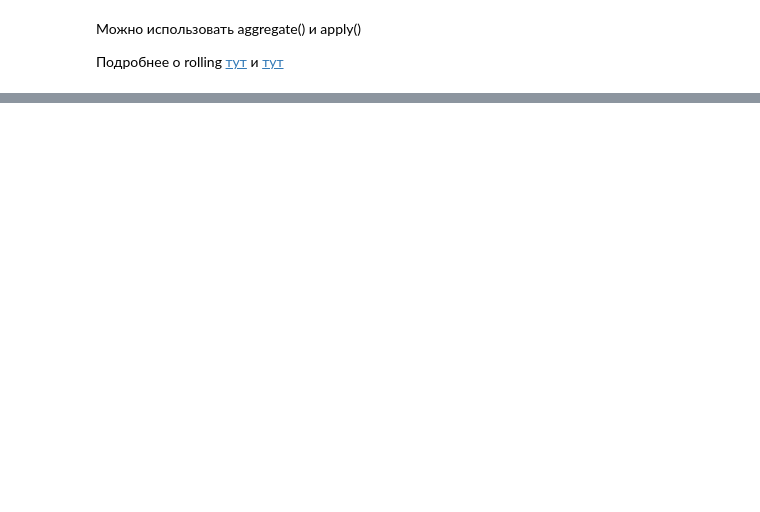
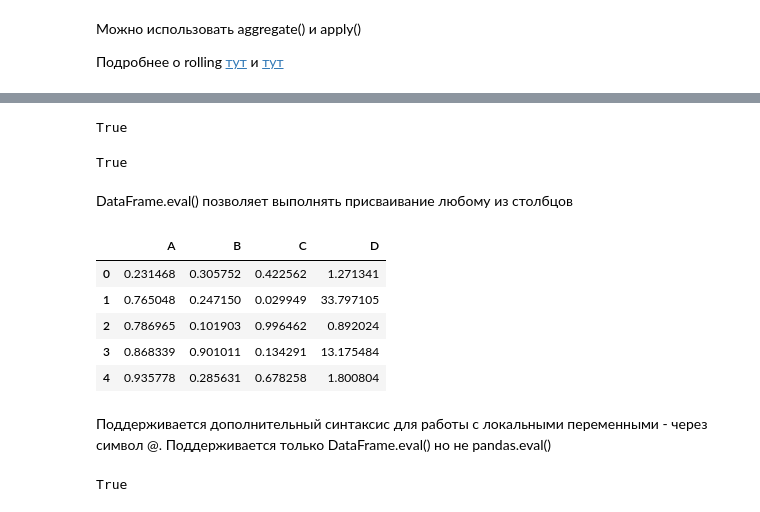
Before and after one commit to KonstantinKlepikov/all-python-ml-learning, a Jupyter notebook: pandas-learning.ipynb, the cells around one changed output, grey strips where cells are left out. Drawn from its saved outputs; the diff is of its cells as text; code cells hidden in the pictures; blank space fills up the shorter version.

Commit message:
pandas learning

```diff
--- a/pandas-learning.ipynb
+++ b/pandas-learning.ipynb
@@ -2963,0 +1503,9 @@ ax.lines[0].set_alpha(0.3)
+# %%
+import numexpr
+
+rng = np.random.RandomState(42)
+x = rng.rand(1000)
+y = rng.rand(1000)
+mask = (x > 0.5) & (y < 0.5)
+mask_numexpr = numexpr.evaluate('(x > 0.5) & (y < 0.5)')
+np.allclose(mask, mask_numexpr)
@@ -2963,0 +1555,3 @@ ax.lines[0].set_alpha(0.3)
+# %%
+df = pd.DataFrame(rng.rand(1000, 3), columns=['A', 'B', 'C'])
+df.head()
@@ -2963,0 +1565,33 @@ ax.lines[0].set_alpha(0.3)
+# %%
+result1 = (df['A'] + df['B']) / (df['C'] + 1)
+result2 = pd.eval("(df.A + df.B) / (df.C + 1)")
+np.allclose(result1, result2)
+# %% [output]
+True
+# %%
+# еще можно и так
+result3 = df.eval('(A + B) / (C + 1)')
+np.allclose(result1, result3)
+# %% [output]
+True
+# %% [markdown]
+DataFrame.eval() позволяет выполнять присваивание любому из столбцов
+# %%
+df.eval('D = (A + B)/ C', inplace=True)
+df.head()
+# %% [output]
+|  | A | B | C | D |
+| 0 | 0.231468 | 0.305752 | 0.422562 | 1.271341 |
+| 1 | 0.765048 | 0.247150 | 0.029949 | 33.797105 |
+| 2 | 0.786965 | 0.101903 | 0.996462 | 0.892024 |
+| 3 | 0.868339 | 0.901011 | 0.134291 | 13.175484 |
+| 4 | 0.935778 | 0.285631 | 0.678258 | 1.800804 |
+# %% [markdown]
+Поддерживается дополнительный синтаксис для работы с локальными переменными - через символ @. Поддерживается только DataFrame.eval() но не pandas.eval()
+# %%
+column_mean = df.mean(1)
+result1 = df['A'] + column_mean
+result2 = df.eval('A + @column_mean')
+np.allclose(result1, result2)
+# %% [output]
+True
```
Also changed, not shown: parts of 272 cells of this notebook.
